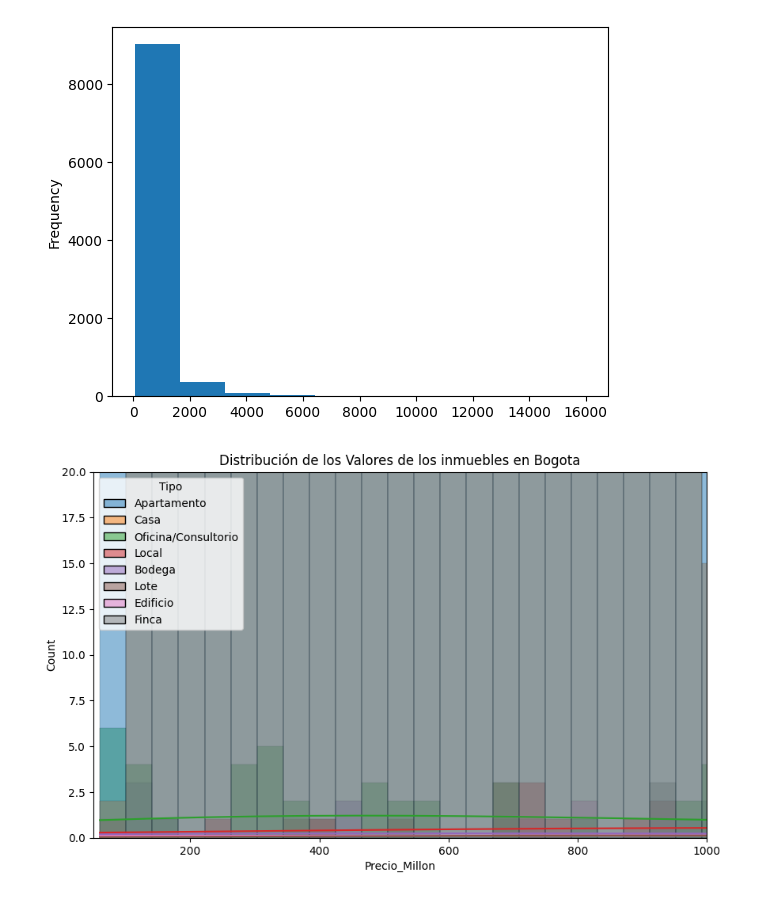
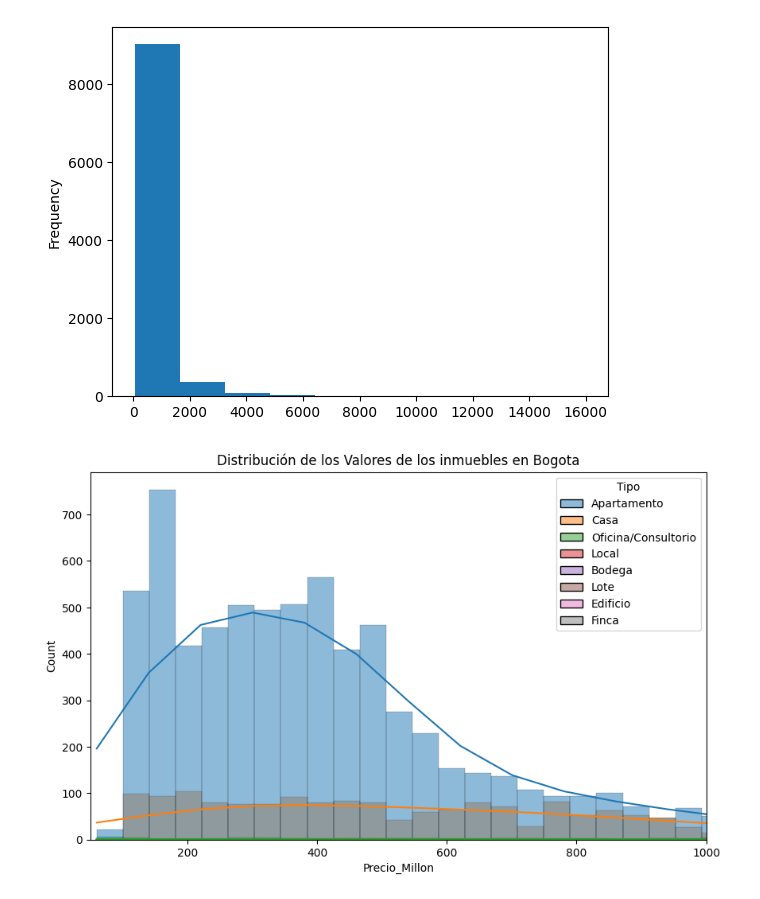
Before and after one commit to AllenJDelgado/AllenJDelgado, a Jupyter notebook: INMERSION_DATOS_AULA_1.ipynb, the cells around one changed output. Drawn from its saved outputs; the diff is of its cells as text; code cells hidden in the pictures.

```diff
--- a/INMERSION_DATOS_AULA_1.ipynb
+++ b/INMERSION_DATOS_AULA_1.ipynb
@@ -339,12 +339,11 @@ inmuebles['Precio_Millon'].plot.hist(bins=10)
 # %%
 import matplotlib.pyplot as plt
 import seaborn as sns
 
 plt.figure(figsize=(10,6))
 grafica = sns.histplot(data=inmuebles, x='Precio_Millon', kde= True, hue='Tipo')
 grafica.set_title('Distribución de los Valores de los inmuebles en Bogota')
 plt.xlim((50,1000))
-plt.ylim((0,20))
 plt.show()
 # %% [output]
-[figure, old version]
+[figure, new version]
```
